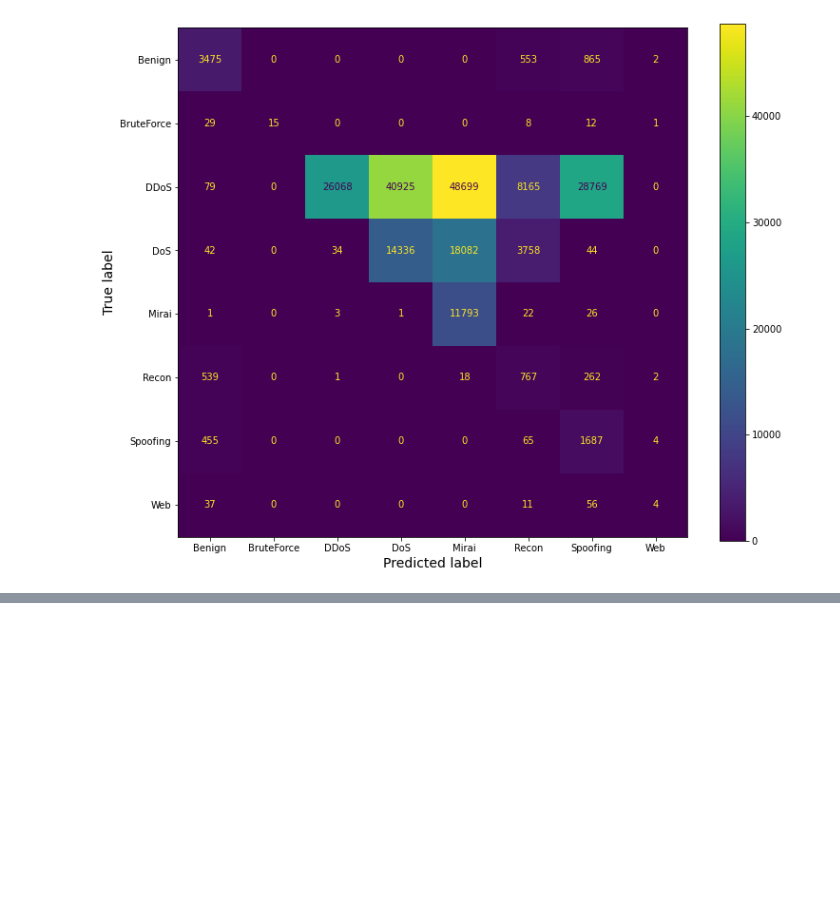
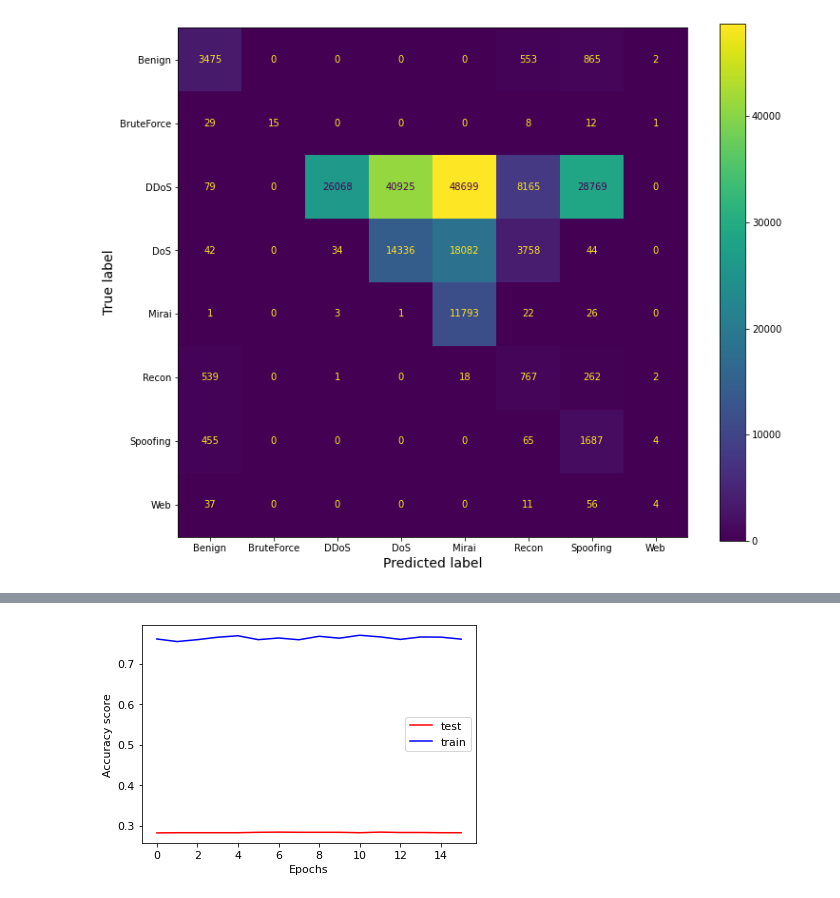
Before and after one commit to kamilbanas85/IoT_Intrusion_MultiClassification, a Jupyter notebook: IoT_Intrusion_model_02_ann.ipynb, the cells around one changed output, grey strips where cells are left out. Cells and saved outputs as stored; diff of their text form; code cells hidden in the pictures; blank space fills up the shorter version.

```diff
--- a/IoT_Intrusion_model_02_ann.ipynb
+++ b/IoT_Intrusion_model_02_ann.ipynb
@@ -519,0 +561,4 @@ model_ann_random_search_02.cv_results_
+# %%
+plot_accuracy_train_vs_val(model_ann_03_history)
+# %% [output]
+[figure, added]
```
Also changed, not shown: parts of 38 cells of this notebook.
